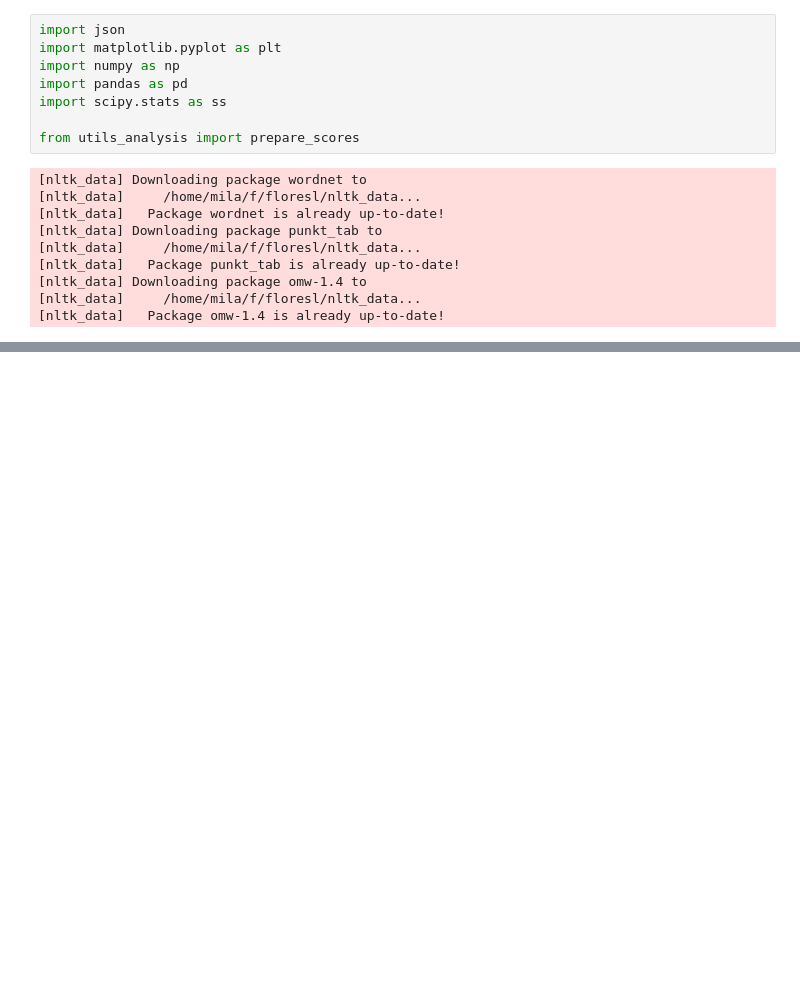
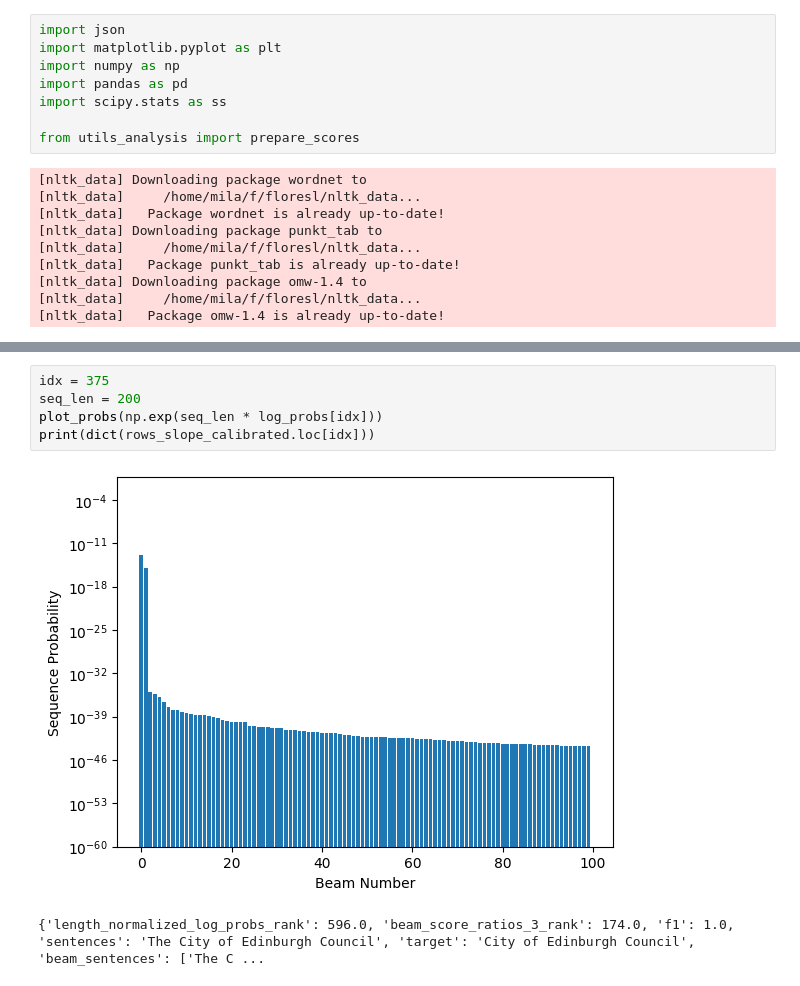
Before and after one commit to ljyflores/calibrated-confidence-for-nlg, a Jupyter notebook: analysis/analysis_multiple_outputs.ipynb, the cells around one changed output, grey strips where cells are left out. Cells and saved outputs as stored; diff of their text form; blank space fills up the shorter version.

```diff
--- a/analysis/analysis_multiple_outputs.ipynb
+++ b/analysis/analysis_multiple_outputs.ipynb
@@ -86,3 +129,11 @@ def plot_probs(probs: list[float]):
+# %%
+idx = 375
+seq_len = 200
+plot_probs(np.exp(seq_len * log_probs[idx]))
+print(dict(rows_slope_calibrated.loc[idx]))
+# %% [output]
+[figure, added]
+{'length_normalized_log_probs_rank': 596.0, 'beam_score_ratios_3_rank': 174.0, 'f1': 1.0, 'sentences': 'The City of Edinburgh Council', 'target': 'City of Edinburgh Council', 'beam_sentences': ['The C ...
 # %%
 idx = 993
 seq_len = 200
```
Also changed, not shown: parts of 15 cells of this notebook.
